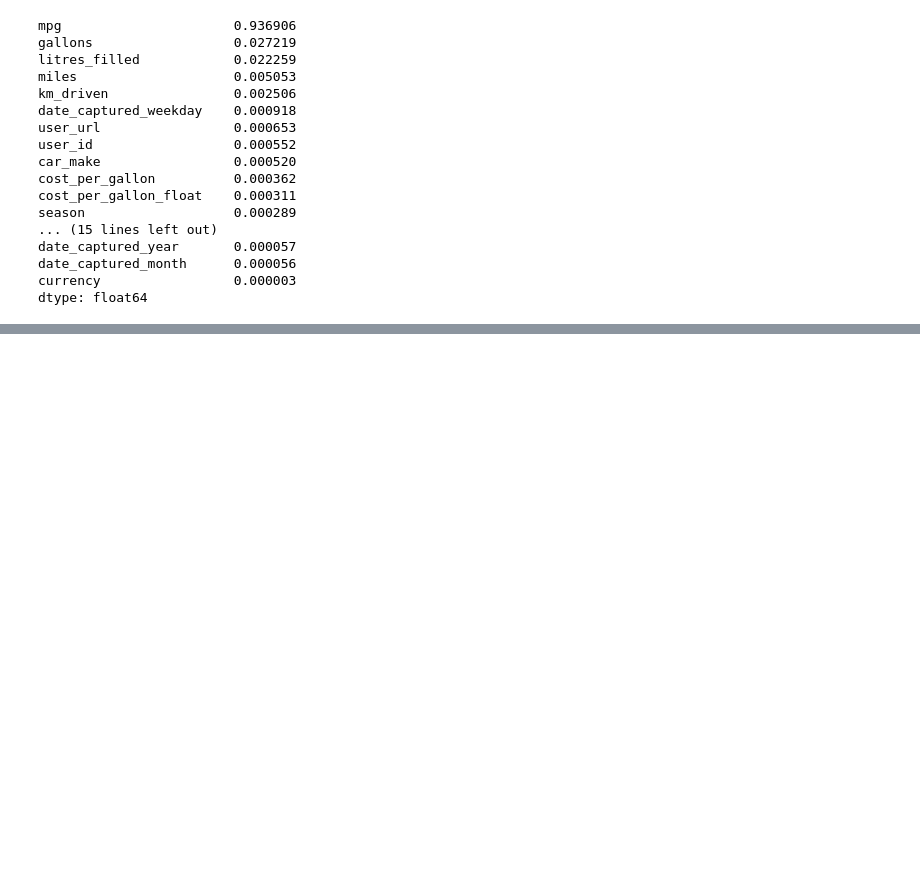
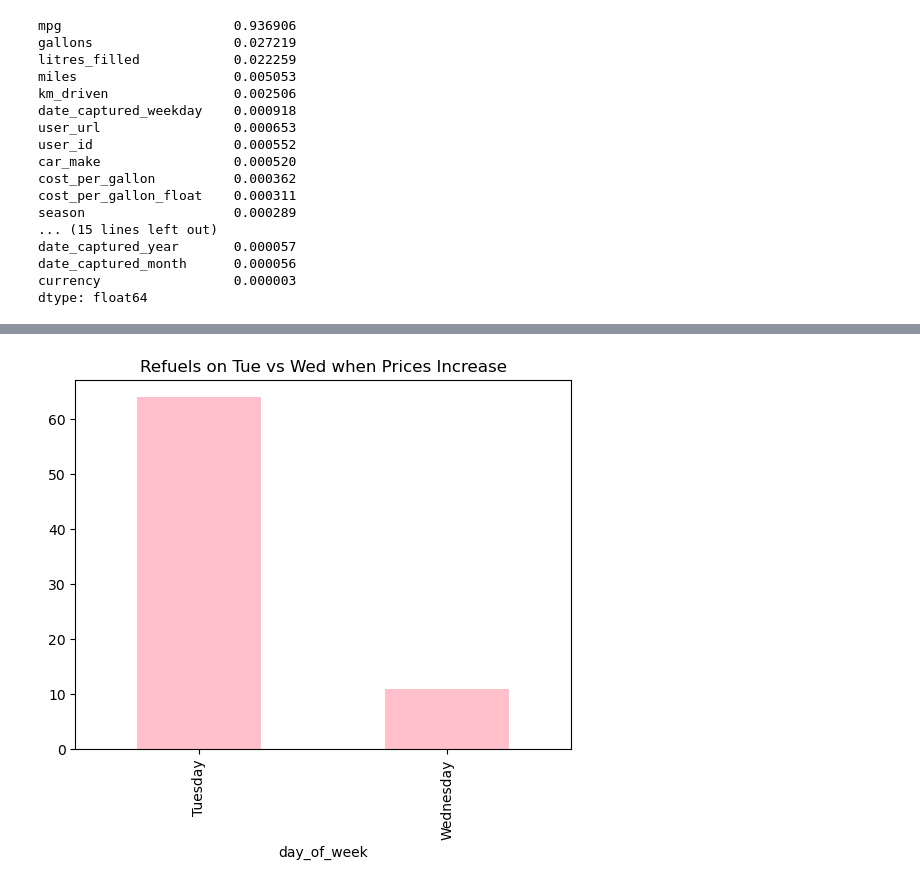
Before and after one commit to IDVE-PROJECT-01/Assignment-1, a Jupyter notebook: notebook.ipynb, the cells around one changed output, grey strips where cells are left out. Saved outputs shown, nothing was run; the diff lists cells and outputs as text; code cells hidden in the pictures; blank space fills up the shorter version.

```diff
--- a/notebook.ipynb
+++ b/notebook.ipynb
@@ -771,0 +890,10 @@ dtype: float64
+# %%
+# 4.3.7
+
+up_trend = first_tue_wed[first_tue_wed["price_trend"]=="Up"]
+
+tue_vs_wed = up_trend["day_of_week"].value_counts()
+tue_vs_wed.plot(kind="bar", title="Refuels on Tue vs Wed when Prices Increase",color="pink")
+plt.show()
+# %% [output]
+[figure, added]
```
Also changed, not shown: parts of 8 cells of this notebook.
